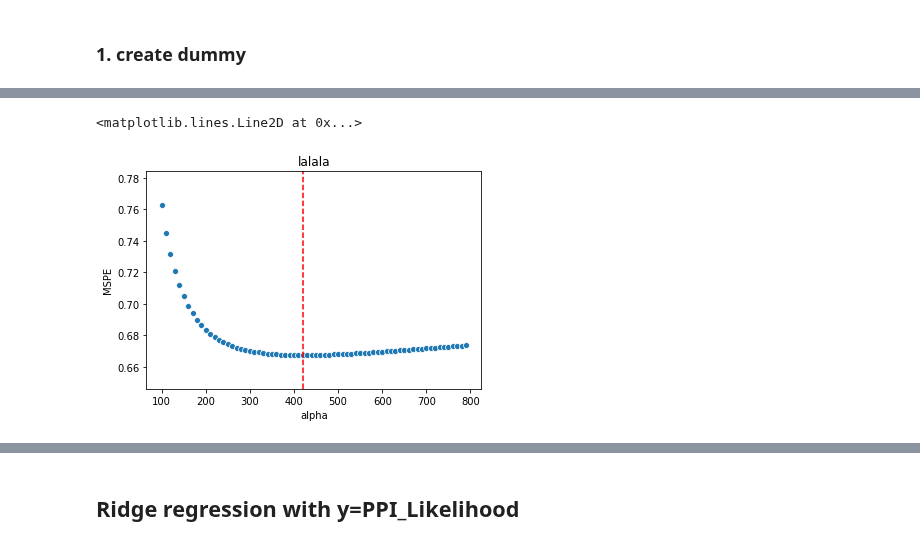
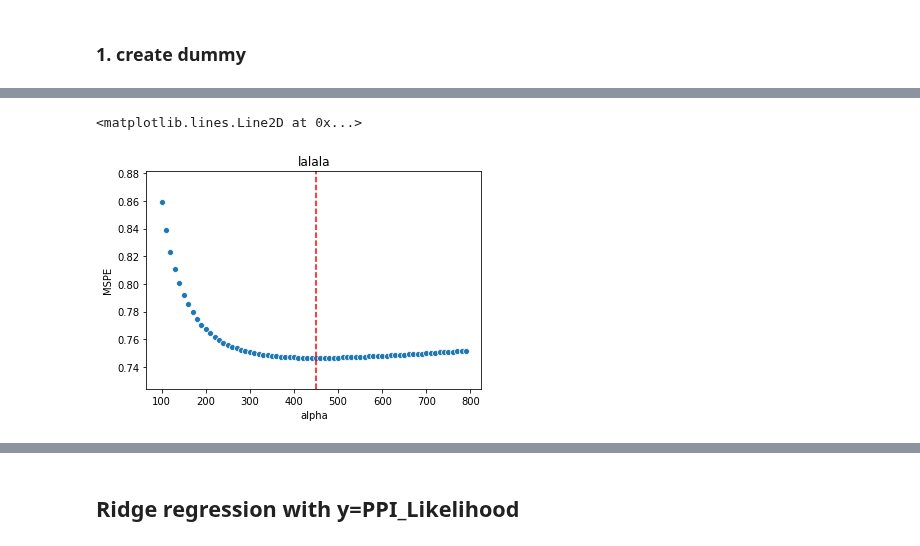
Before and after one commit to laporpe/STA_208, a Jupyter notebook: finalized_code/Ridge_reg.ipynb, the cells around one changed output, grey strips where cells are left out. Saved outputs shown, nothing was run; the diff lists cells and outputs as text; code cells hidden in the pictures.

```diff
--- a/finalized_code/Ridge_reg.ipynb
+++ b/finalized_code/Ridge_reg.ipynb
@@ -66,2 +12,0 @@ Index(['crop_count', 'crop_name_1', 'crop_harvest_1', 'crop_intercrop_1',
-# %%
-a, b =  drop_response_rows_with_NAs(clean,"Market_Orientation", "PPI_Likelihood")
@@ -88,3 +13,10 @@ drop_response_rows_with_NAs(clean,"Market_Orientation", "PPI_Likelihood")
+# %%
+market_data = fun.delete_id_columns(clean) #1
+market_data, pred_market = fun.drop_response_rows_with_NAs(market_data, "Market_Orientation", "PPI_Likelihood") #2
+market_data = fun.replace_NAN_with_na(market_data) #3
+market_data = fun.entry_to_lowercase(market_data) #4
+market_data = fun.remove_underscores_spaces(market_data) #5
+market_data = fun.convert_to_categorical(market_data) #6
+market_data = fun.impute_data(market_data)
 # %%
-market_data, pred_market = fun.drop_response_rows_with_NAs(clean, "Market_Orientation", "PPI_Likelihood") #2
 market_data.YEAR = market_data.YEAR.astype('category')
@@ -141,6 +58,7 @@ def get_dummyXs_y(df, y_var):
     return newX, y
 # %%
 X_market = get_dummyXs_y(market_data, "Market_Orientation")[0]
+X_market = X_market.drop("Livestock_Orientation", axis=1)
 y_market = get_dummyXs_y(market_data, "Market_Orientation")[1]
 # %%
 X_train, X_test, y_train, y_test = train_test_split(X_market,y_market, test_size = 0.3, random_state = 2021)
@@ -157,10 +75,10 @@ cv_per_alpha = np.mean(model_cv.cv_values_, axis = 0)
 cv_df = pd.DataFrame({'alpha': alpha_set, 'MSPE': cv_per_alpha})
 # %%
 sns.scatterplot(data = cv_df, x = "alpha", y = "MSPE").set_title('lalala')
-plt.axvline(x=420, c="red", linestyle = "dashed")
+plt.axvline(x=450, c="red", linestyle = "dashed")
 # %% [output]
 <matplotlib.lines.Line2D at 0x...>
-[figure, old version]
+[figure, new version]
 # %%
 #refit model with alpha =3 and get score
 rir = Ridge(alpha = model_cv.alpha_)
```
Also changed, not shown: parts of 23 cells of this notebook.
